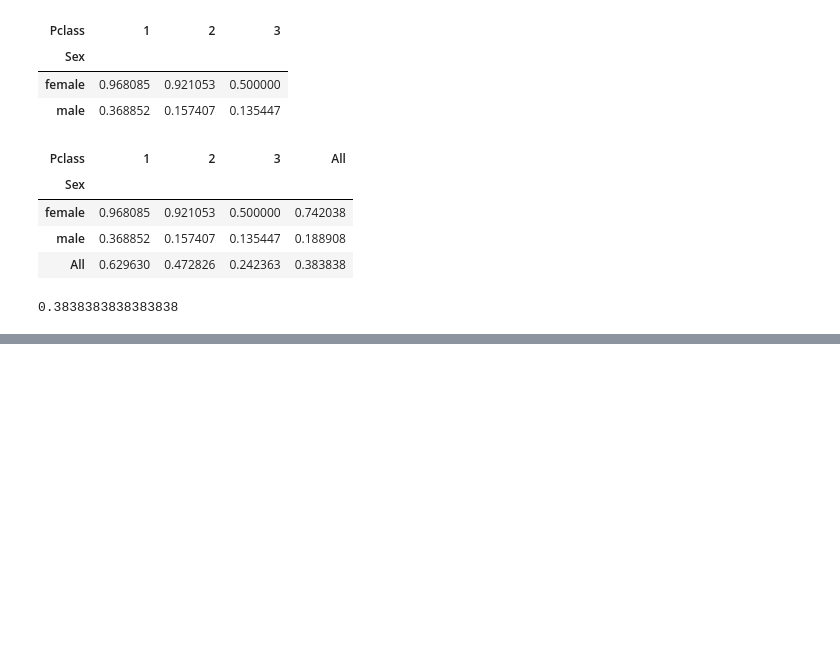
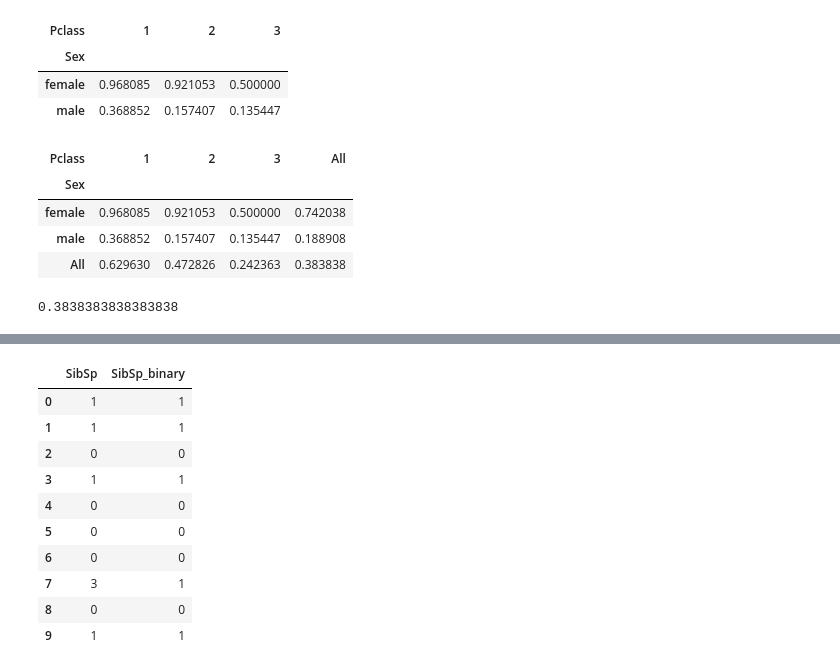
Before and after one commit to Tamoghna-Saha/python_tutorials_notebook, a Jupyter notebook: data_science/Pandas.ipynb, the cells around one changed output, grey strips where cells are left out. Drawn from its saved outputs; the diff is of its cells as text; code cells hidden in the pictures; blank space fills up the shorter version.

```diff
--- a/data_science/Pandas.ipynb
+++ b/data_science/Pandas.ipynb
@@ -966 +1121,18 @@ titanic.Survived.mean()
+# %%
+# convert any non-0 to 1 and keep 0s as 0
+
+titanic['SibSp_binary'] = (titanic.SibSp > 0).astype('int')
+titanic[['SibSp', 'SibSp_binary']].head(10)
+# %% [output]
+|  | SibSp | SibSp_binary |
+| 0 | 1 | 1 |
+| 1 | 1 | 1 |
+| 2 | 0 | 0 |
+| 3 | 1 | 1 |
+| 4 | 0 | 0 |
+| 5 | 0 | 0 |
+| 6 | 0 | 0 |
+| 7 | 3 | 1 |
+| 8 | 0 | 0 |
+| 9 | 1 | 1 |
 # %%
```
Also changed, not shown: parts of 64 cells of this notebook.
